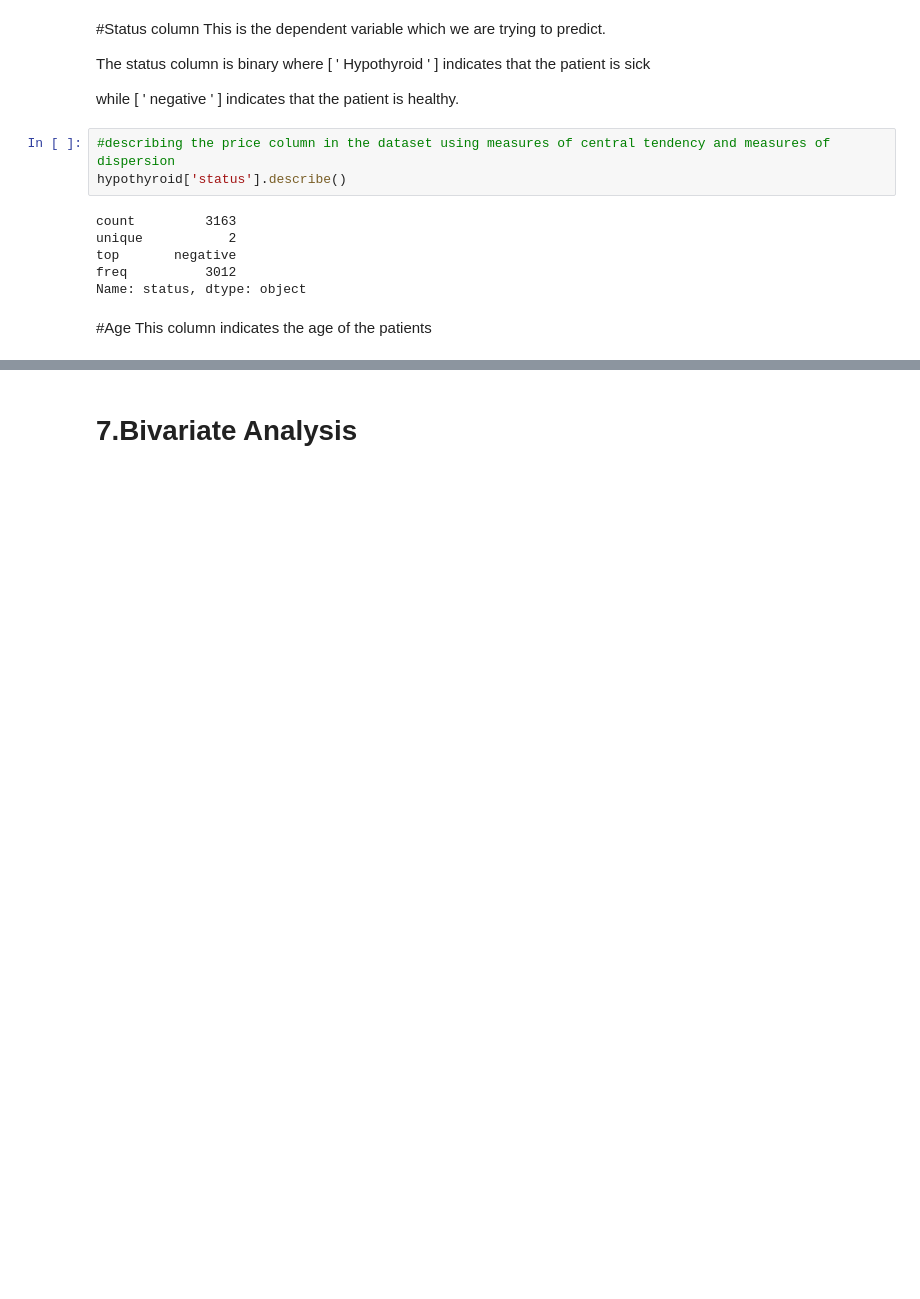
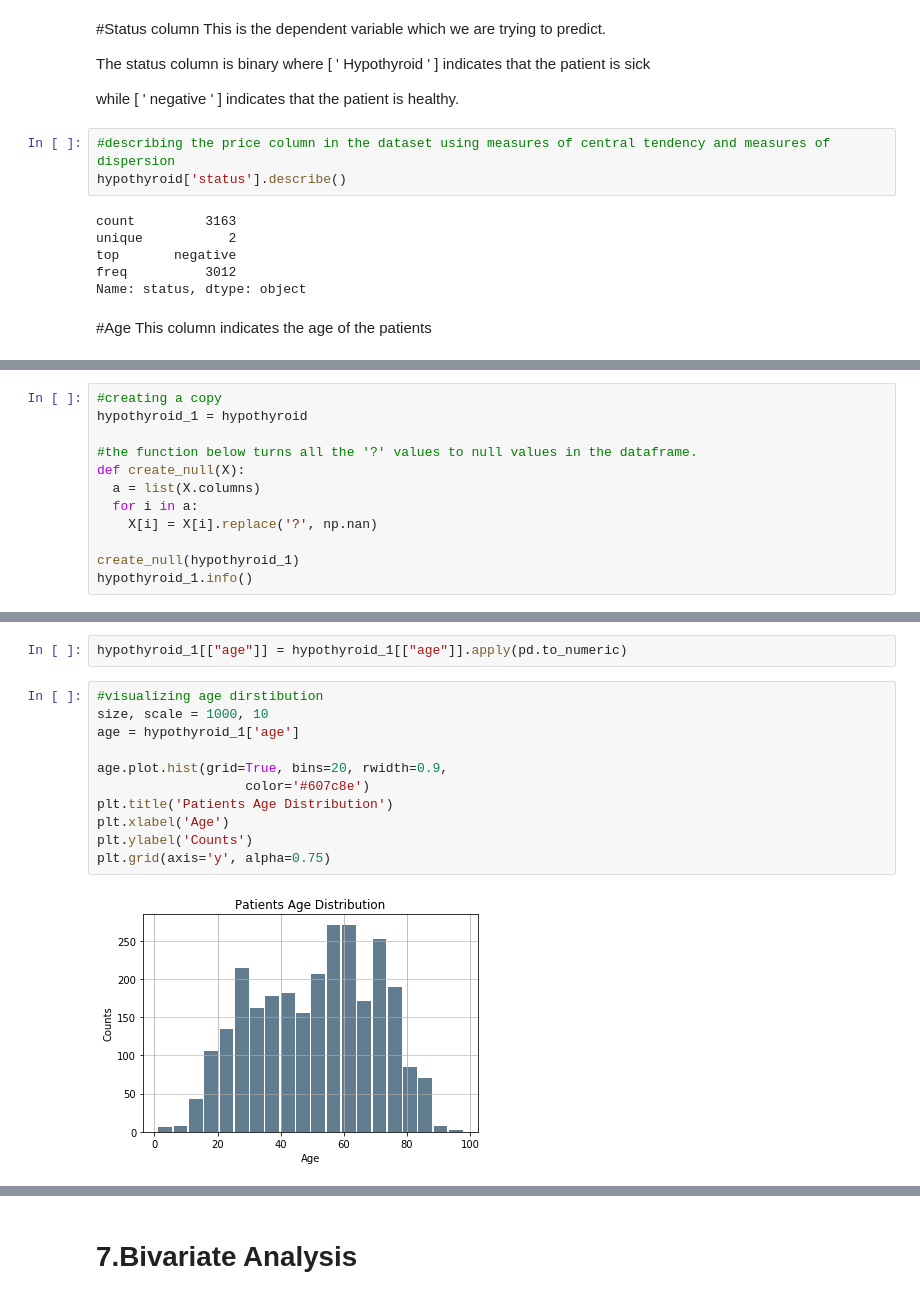
Before and after one commit to vivianusdjpy/Nairobi-Hospital-test-for-hypothyroidism., a Jupyter notebook: Nairobi_Hospital_test_for_hypothyroidism_.ipynb, the cells around one changed output, grey strips where cells are left out. Drawn from its saved outputs; the diff is of its cells as text; blank space fills up the shorter version.

```diff
--- a/Nairobi_Hospital_test_for_hypothyroidism_.ipynb
+++ b/Nairobi_Hospital_test_for_hypothyroidism_.ipynb
@@ -395,0 +195,12 @@ data4.shape
+# %%
+#creating a copy
+hypothyroid_1 = hypothyroid
+
+#the function below turns all the '?' values to null values in the dataframe.
+def create_null(X):
+  a = list(X.columns)
+  for i in a:
+    X[i] = X[i].replace('?', np.nan)
+
+create_null(hypothyroid_1)
+hypothyroid_1.info()
@@ -395,0 +260,15 @@ data4.shape
+# %%
+hypothyroid_1[["age"]] = hypothyroid_1[["age"]].apply(pd.to_numeric)
+# %%
+#visualizing age dirstibution
+size, scale = 1000, 10
+age = hypothyroid_1['age']
+
+age.plot.hist(grid=True, bins=20, rwidth=0.9,
+                   color='#607c8e')
+plt.title('Patients Age Distribution')
+plt.xlabel('Age')
+plt.ylabel('Counts')
+plt.grid(axis='y', alpha=0.75)
+# %% [output]
+[figure, added]
```
Also changed, not shown: parts of 72 cells of this notebook.
